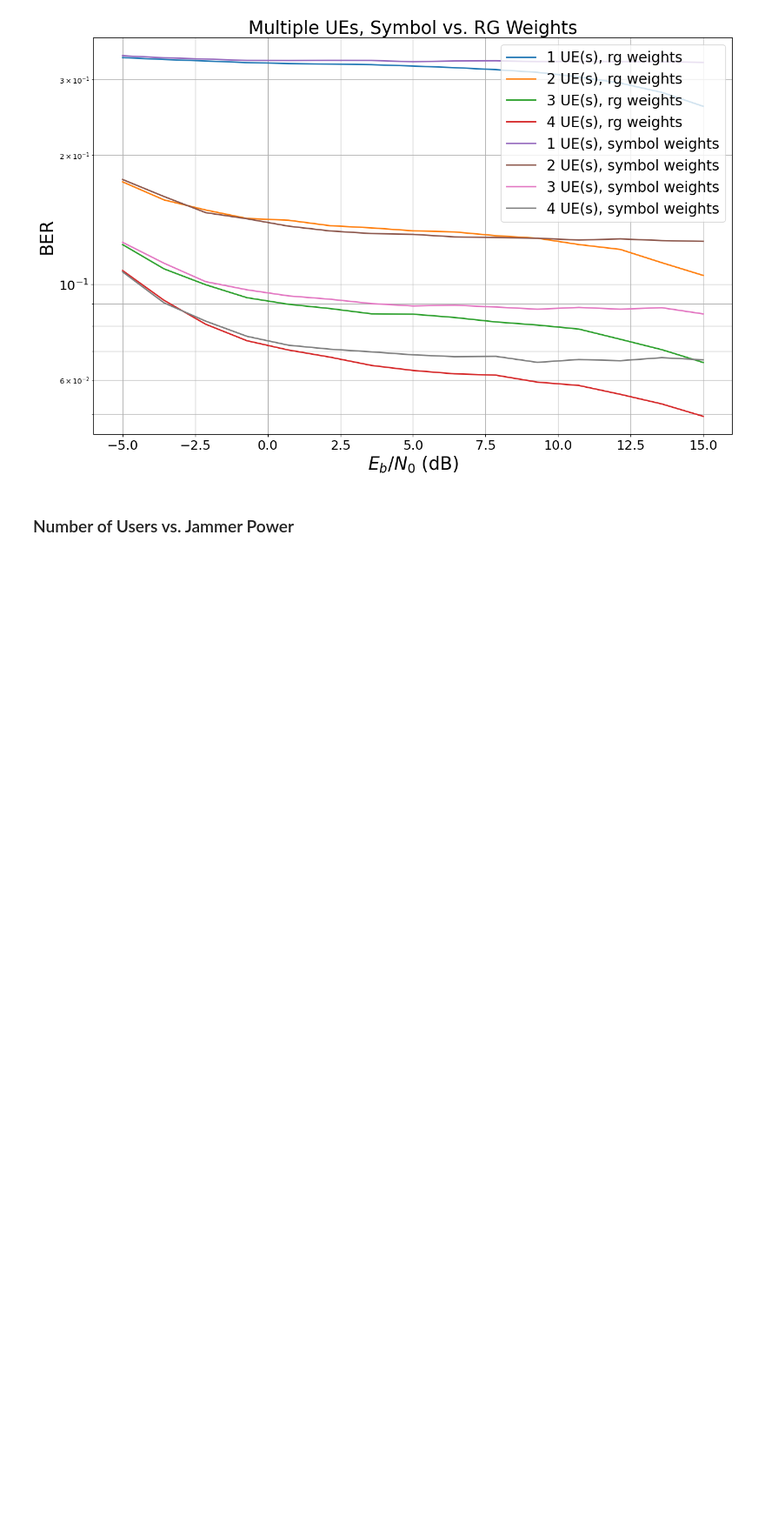
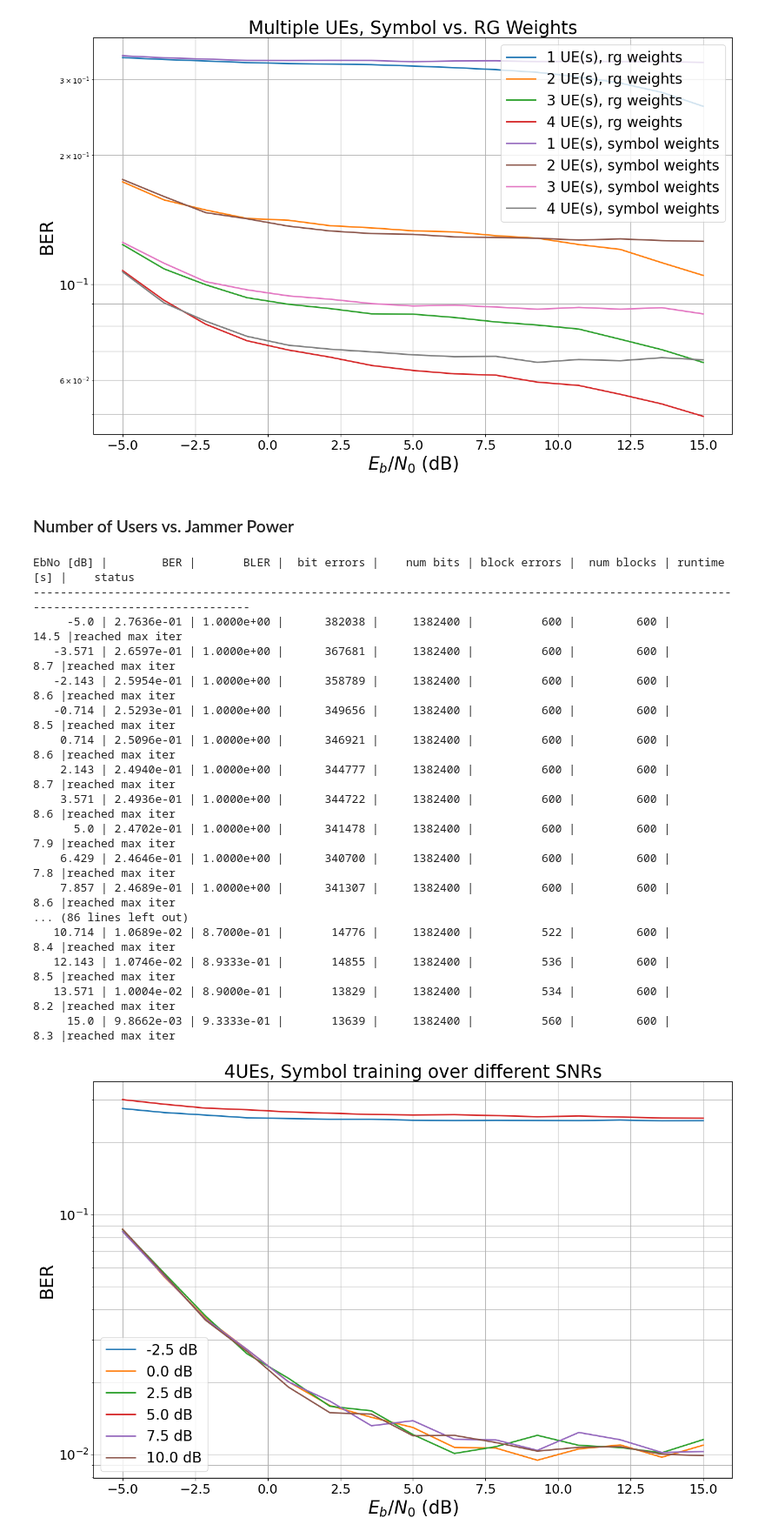
Before and after one commit to IIP-Group/pyjama, a Jupyter notebook: simulations/multi_user.ipynb, the cells around one changed output. Shown: that part at 87% size. Drawn from its saved outputs; the diff is of its cells as text; code cells hidden in the pictures; blank space fills up the shorter version.

Commit message:
grid training: #UEs vs Jammer Power

```diff
--- a/simulations/multi_user.ipynb
+++ b/simulations/multi_user.ipynb
@@ -151,3 +151,36 @@ EbNo [dB] |        BER |       BLER |  bit errors |    num bits | block errors |
 [figure]
 # %% [markdown]
 ### Number of Users vs. Jammer Power
+# %%
+ber_plots.reset()
+sim.MAX_MC_ITER = 150
+sim.BATCH_SIZE = 4
+jammer_parameters["trainable"] = False
+jammer_parameters["trainable_mask"] = tf.ones([14, 1])
+snrs = np.arange(-2.5, 10.5, 2.5, dtype=np.float32)
+for snr in snrs:
+    filename = f"weights/ue_4_{snr}dB.pickle"
+    model = Model(**{**model_parameters, "num_ut": 4})
+    load_weights(model, filename)
+    simulate_model(model, f"{snr} dB")
+ber_plots.title = "4UEs, Symbol training over different SNRs"
+ber_plots()
+# %% [output]
+EbNo [dB] |        BER |       BLER |  bit errors |    num bits | block errors |  num blocks | runtime [s] |    status
+---------------------------------------------------------------------------------------------------------------------------------------
+     -5.0 | 2.7636e-01 | 1.0000e+00 |      382038 |     1382400 |          600 |         600 |        14.5 |reached max iter
+   -3.571 | 2.6597e-01 | 1.0000e+00 |      367681 |     1382400 |          600 |         600 |         8.7 |reached max iter
+   -2.143 | 2.5954e-01 | 1.0000e+00 |      358789 |     1382400 |          600 |         600 |         8.6 |reached max iter
+   -0.714 | 2.5293e-01 | 1.0000e+00 |      349656 |     1382400 |          600 |         600 |         8.5 |reached max iter
+    0.714 | 2.5096e-01 | 1.0000e+00 |      346921 |     1382400 |          600 |         600 |         8.6 |reached max iter
+    2.143 | 2.4940e-01 | 1.0000e+00 |      344777 |     1382400 |          600 |         600 |         8.7 |reached max iter
+    3.571 | 2.4936e-01 | 1.0000e+00 |      344722 |     1382400 |          600 |         600 |         8.6 |reached max iter
+      5.0 | 2.4702e-01 | 1.0000e+00 |      341478 |     1382400 |          600 |         600 |         7.9 |reached max iter
+    6.429 | 2.4646e-01 | 1.0000e+00 |      340700 |     1382400 |          600 |         600 |         7.8 |reached max iter
+    7.857 | 2.4689e-01 | 1.0000e+00 |      341307 |     1382400 |          600 |         600 |         8.6 |reached max iter
+... (86 lines left out)
+   10.714 | 1.0689e-02 | 8.7000e-01 |       14776 |     1382400 |          522 |         600 |         8.4 |reached max iter
+   12.143 | 1.0746e-02 | 8.9333e-01 |       14855 |     1382400 |          536 |         600 |         8.5 |reached max iter
+   13.571 | 1.0004e-02 | 8.9000e-01 |       13829 |     1382400 |          534 |         600 |         8.2 |reached max iter
+     15.0 | 9.8662e-03 | 9.3333e-01 |       13639 |     1382400 |          560 |         600 |         8.3 |reached max iter
+[figure, added]
```
Also changed, not shown: parts of 3 cells of this notebook, 2 other files.
